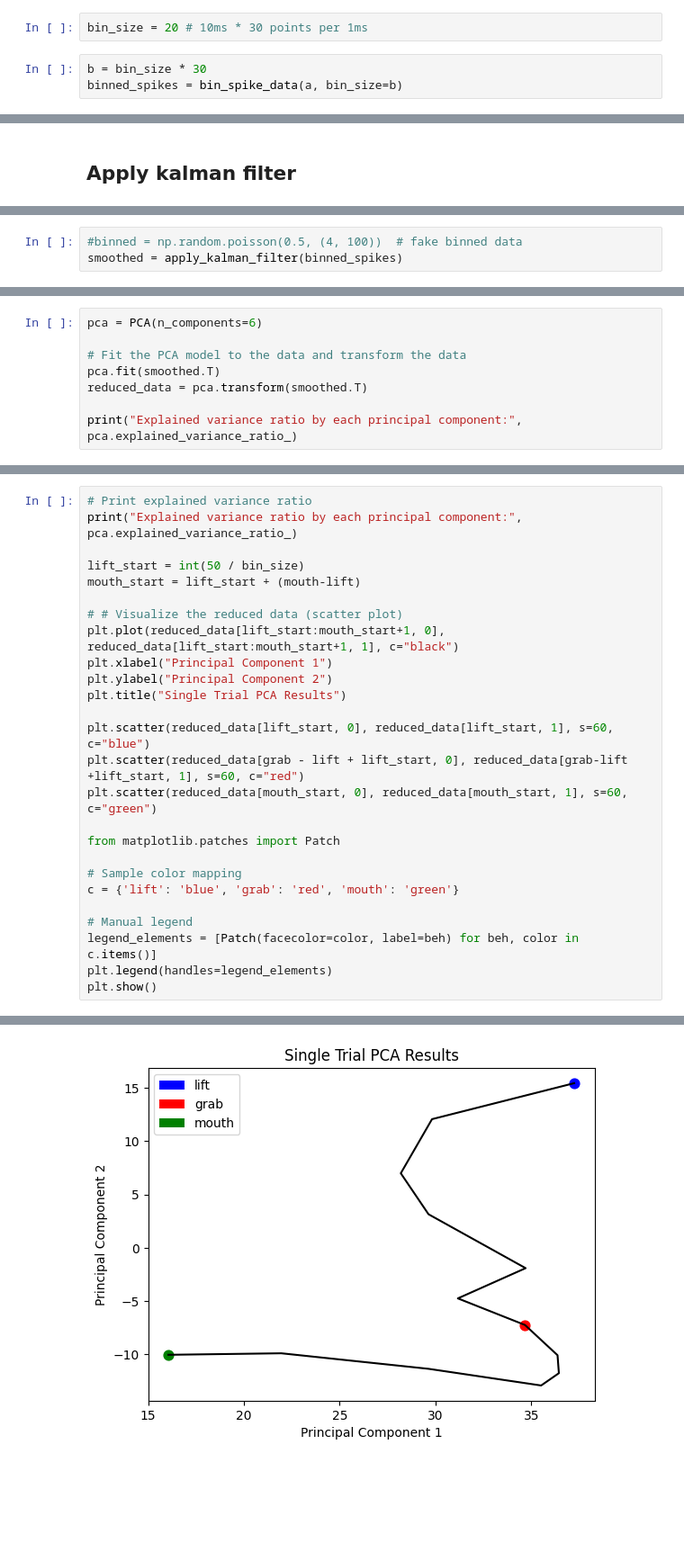
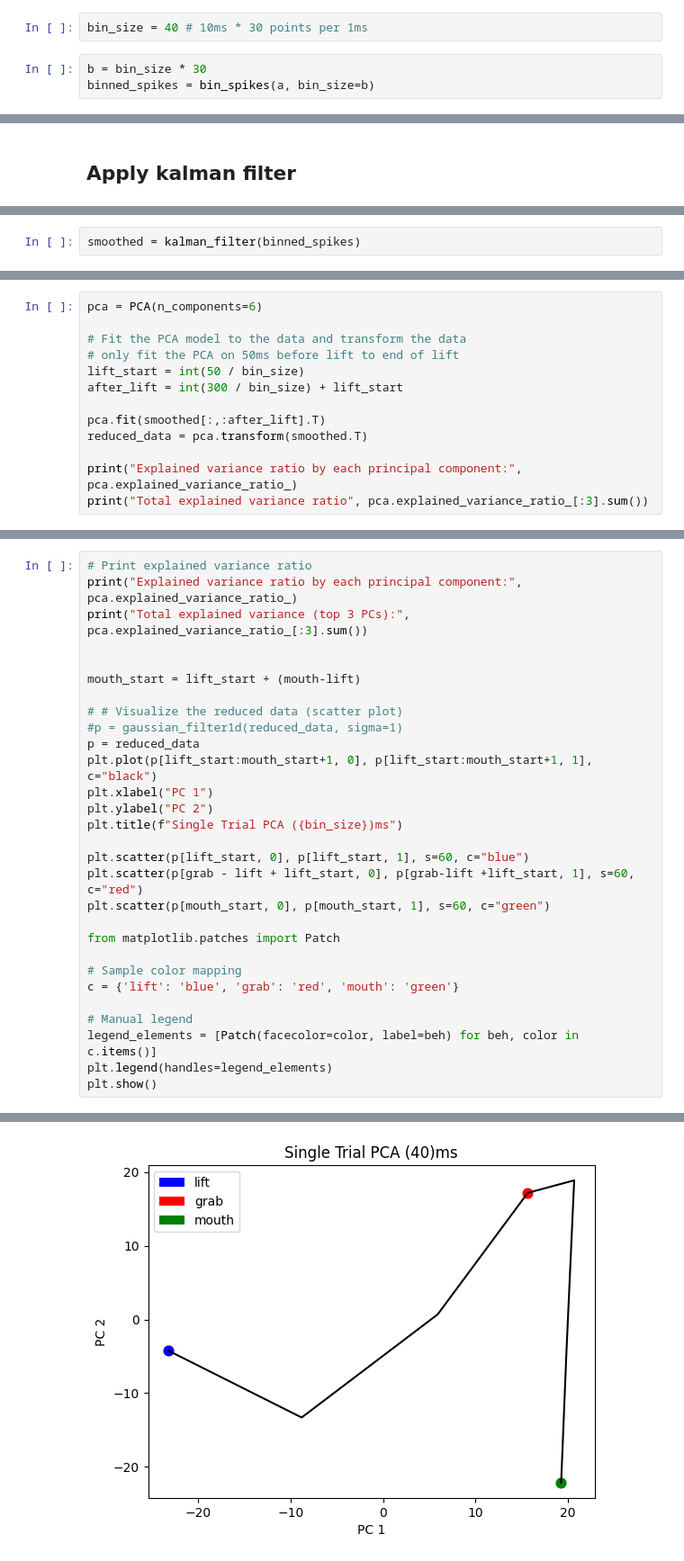
Before and after one commit to hantman-lab/realSpike, a Jupyter notebook: notebooks/pro-svd/PCA_control.ipynb, the cells around one changed output, grey strips where cells are left out. Shown: that part at 90% size. Cells and saved outputs as stored; diff of their text form; blank space fills up the shorter version.

```diff
--- a/notebooks/pro-svd/PCA_control.ipynb
+++ b/notebooks/pro-svd/PCA_control.ipynb
@@ -272,8 +267,8 @@ def bin_spike_data(spikes, bin_size):
 # %%
-bin_size = 20 # 10ms * 30 points per 1ms
+bin_size = 40 # 10ms * 30 points per 1ms
 # %%
 b = bin_size * 30
-binned_spikes = bin_spike_data(a, bin_size=b)
+binned_spikes = bin_spikes(a, bin_size=b)
 # %%
 binned_spikes.shape
 # %% [output]
@@ -320,6 +278,5 @@ def apply_kalman_filter(data, A=1, H=1, Q=1e-2, R=1, initial_state=None):
 # %%
-#binned = np.random.poisson(0.5, (4, 100))  # fake binned data
-smoothed = apply_kalman_filter(binned_spikes)
+smoothed = kalman_filter(binned_spikes)
 # %%
 import matplotlib.pyplot as plt
 
@@ -338,8 +310,13 @@ from sklearn.decomposition import PCA
 pca = PCA(n_components=6)
 
 # Fit the PCA model to the data and transform the data
-pca.fit(smoothed.T)
+# only fit the PCA on 50ms before lift to end of lift
+lift_start = int(50 / bin_size)
+after_lift = int(300 / bin_size) + lift_start
+
+pca.fit(smoothed[:,:after_lift].T)
 reduced_data = pca.transform(smoothed.T)
 
 print("Explained variance ratio by each principal component:", pca.explained_variance_ratio_)
+print("Total explained variance ratio", pca.explained_variance_ratio_[:3].sum())
 # %% [output]
@@ -371,19 +331,22 @@ mouth = int(data["mouth_ms"][0,trial_no] / bin_size)
 # %%
 # Print explained variance ratio
 print("Explained variance ratio by each principal component:", pca.explained_variance_ratio_)
+print("Total explained variance (top 3 PCs):", pca.explained_variance_ratio_[:3].sum())
 
-lift_start = int(50 / bin_size)
+
 mouth_start = lift_start + (mouth-lift)
 
 # # Visualize the reduced data (scatter plot)
-plt.plot(reduced_data[lift_start:mouth_start+1, 0], reduced_data[lift_start:mouth_start+1, 1], c="black")
-plt.xlabel("Principal Component 1")
-plt.ylabel("Principal Component 2")
-plt.title("Single Trial PCA Results")
+#p = gaussian_filter1d(reduced_data, sigma=1)
+p = reduced_data
+plt.plot(p[lift_start:mouth_start+1, 0], p[lift_start:mouth_start+1, 1], c="black")
+plt.xlabel("PC 1")
+plt.ylabel("PC 2")
+plt.title(f"Single Trial PCA ({bin_size})ms")
 
-plt.scatter(reduced_data[lift_start, 0], reduced_data[lift_start, 1], s=60, c="blue")
-plt.scatter(reduced_data[grab - lift + lift_start, 0], reduced_data[grab-lift +lift_start, 1], s=60, c="red")
-plt.scatter(reduced_data[mouth_start, 0], reduced_data[mouth_start, 1], s=60, c="green")
+plt.scatter(p[lift_start, 0], p[lift_start, 1], s=60, c="blue")
+plt.scatter(p[grab - lift + lift_start, 0], p[grab-lift +lift_start, 1], s=60, c="red")
+plt.scatter(p[mouth_start, 0], p[mouth_start, 1], s=60, c="green")
 
 from matplotlib.patches import Patch
 
@@ -399 +363 @@ Explained variance ratio by each principal component: [0.81135707 0.08102206 0.0
-[figure, old version]
+[figure, new version]
```
Also changed, not shown: parts of 44 cells of this notebook, 4 other files.
